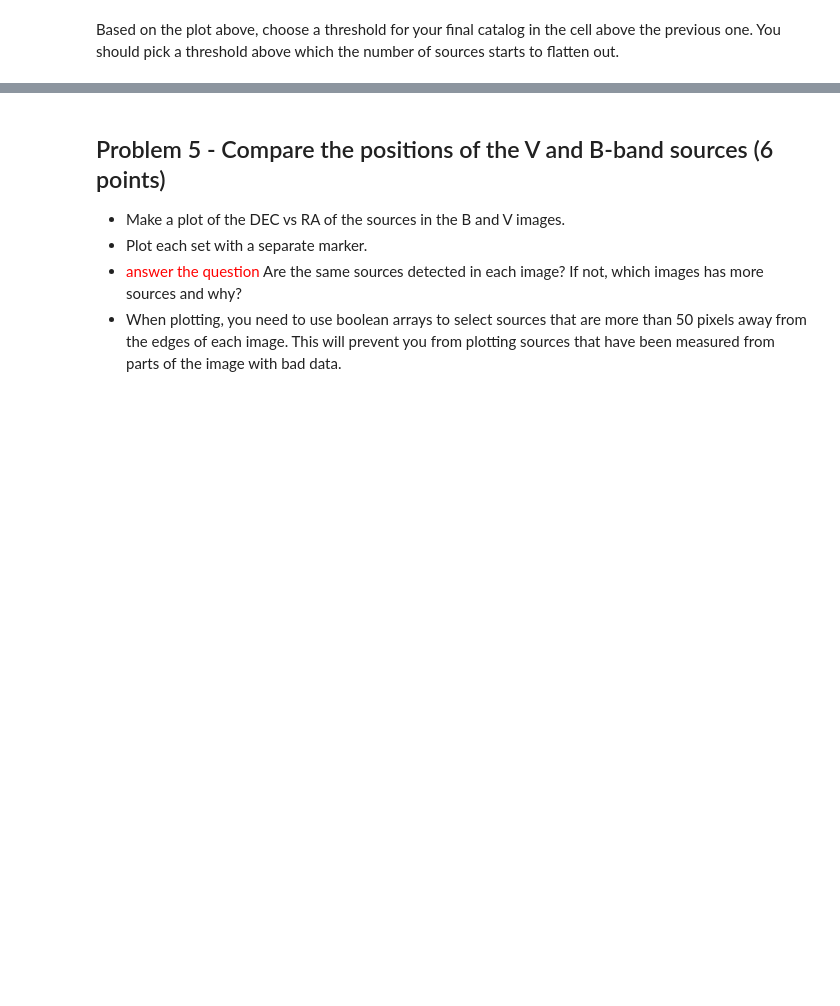
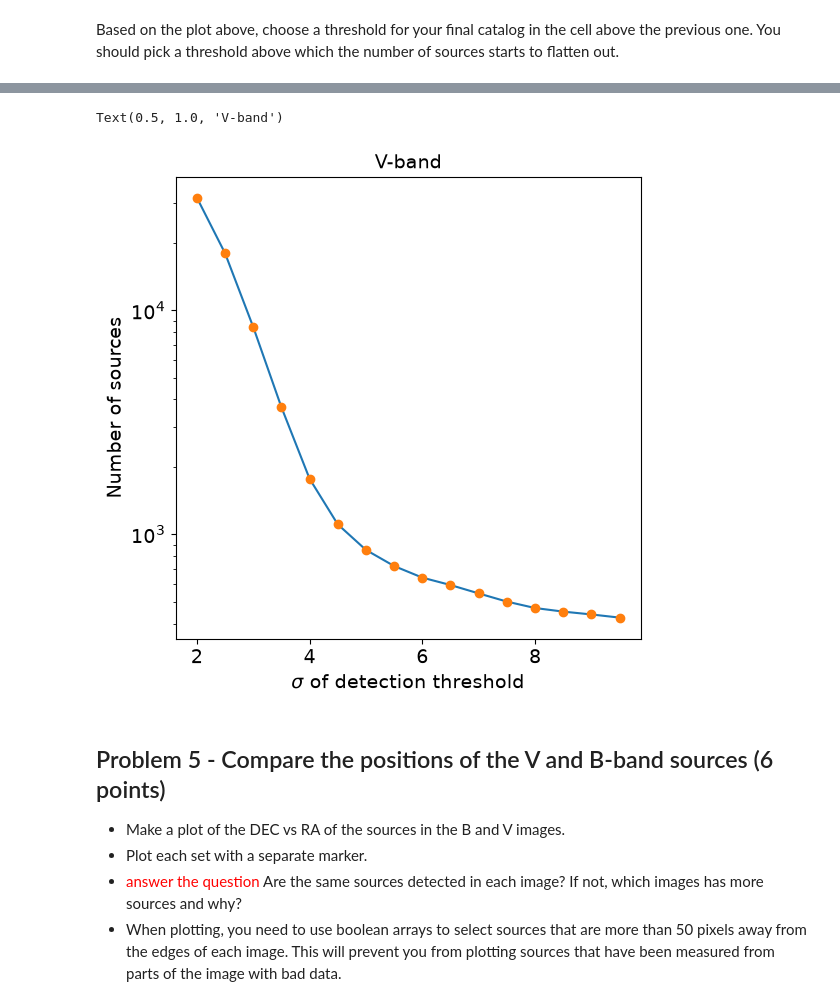
Before and after one commit to gabibolfing/Reductionproject_student, a Jupyter notebook: cluster_photometry_student.ipynb, the cells around one changed output, grey strips where cells are left out. Saved outputs shown, nothing was run; the diff lists cells and outputs as text; code cells hidden in the pictures; blank space fills up the shorter version.

Commit message:
Add files via upload
Completed through Q4.

```diff
--- a/cluster_photometry_student.ipynb
+++ b/cluster_photometry_student.ipynb
@@ -478,3 +537,32 @@ Based on the plot above, choose a threshold for your final catalog in the cell a
+# %%
+#This makes a plot of the number of sources for different detection thresholds for the V-band
+#set up an array of thresholds
+thresharr = np.arange(2.,10.,0.5)
+
+#initialize an array that will hold the number of sources that are detected at each threshold
+nsources_v = np.zeros(len(thresharr))
+
+#loop through the thresholds to find how many sources are detected at each threshold
+#************
+#put in the appropriate FWHM you computed for this image earlier.
+for ithresh,thresh in enumerate(thresharr):
+    daofind = DAOStarFinder(fwhm=V_fwhm_mean, threshold=thresh*std_v)
+    sources_vtmp = daofind(data_v - median_v)
+    nsources_v[ithresh] = len(sources_vtmp)
+
+#plot the number of sources at each threshold
+fig,ax = plt.subplots(figsize=(6,6))
+ax.plot(thresharr,nsources_v)
+ax.plot(thresharr,nsources_v, 'o')
+ax.set_yscale('log')
+ax.set_ylabel('Number of sources', fontsize=14)
+ax.set_xlabel(r'$\sigma$ of detection threshold', fontsize=14)
+ax.tick_params(axis='x', labelsize=14)
+ax.tick_params(axis='y', labelsize=14)
+ax.set_title('V-band', fontsize=14)
+# %% [output]
+Text(0.5, 1.0, 'V-band')
+[figure, added]
 # %% [markdown]
 ## Problem 5 - Compare the positions of the V and B-band sources (6 points)
 
```
Also changed, not shown: parts of 11 cells of this notebook.
